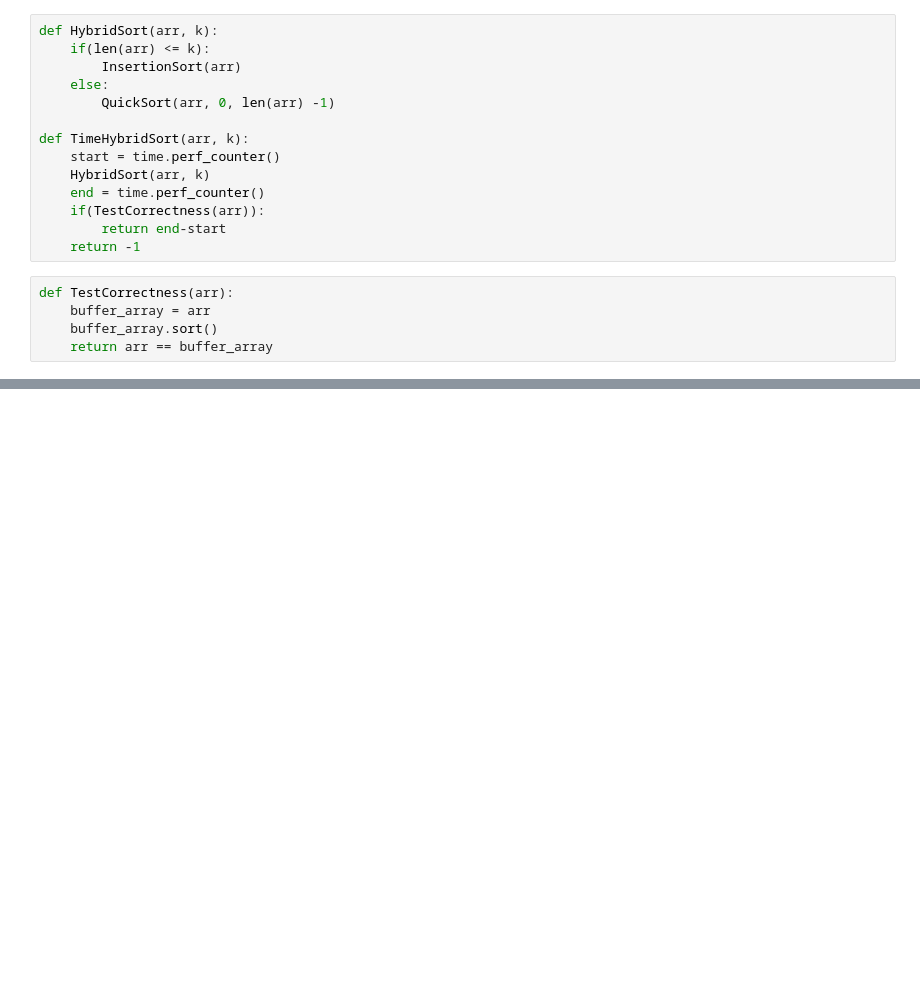
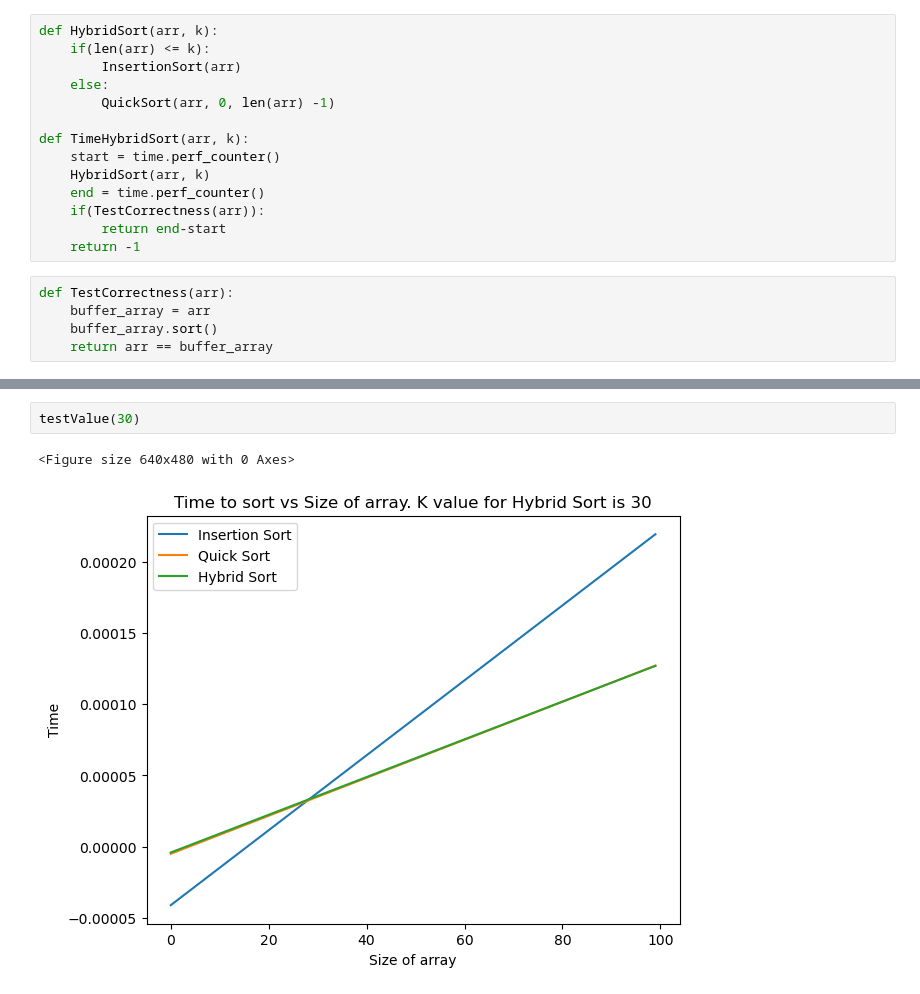
Before and after one commit to jerphan/CS3664_SemesterProject, a Jupyter notebook: QuickBasedHybridSort.ipynb, the cells around one changed output, grey strips where cells are left out. Saved outputs shown, nothing was run; the diff lists cells and outputs as text; blank space fills up the shorter version.

```diff
--- a/QuickBasedHybridSort.ipynb
+++ b/QuickBasedHybridSort.ipynb
@@ -132,0 +170,5 @@ From this graph we can see that using 25 as the K value produces sorting times t
+# %%
+testValue(30)
+# %% [output]
+<Figure size 640x480 with 0 Axes>
+[figure, added]
```
Also changed, not shown: parts of 7 cells of this notebook.
